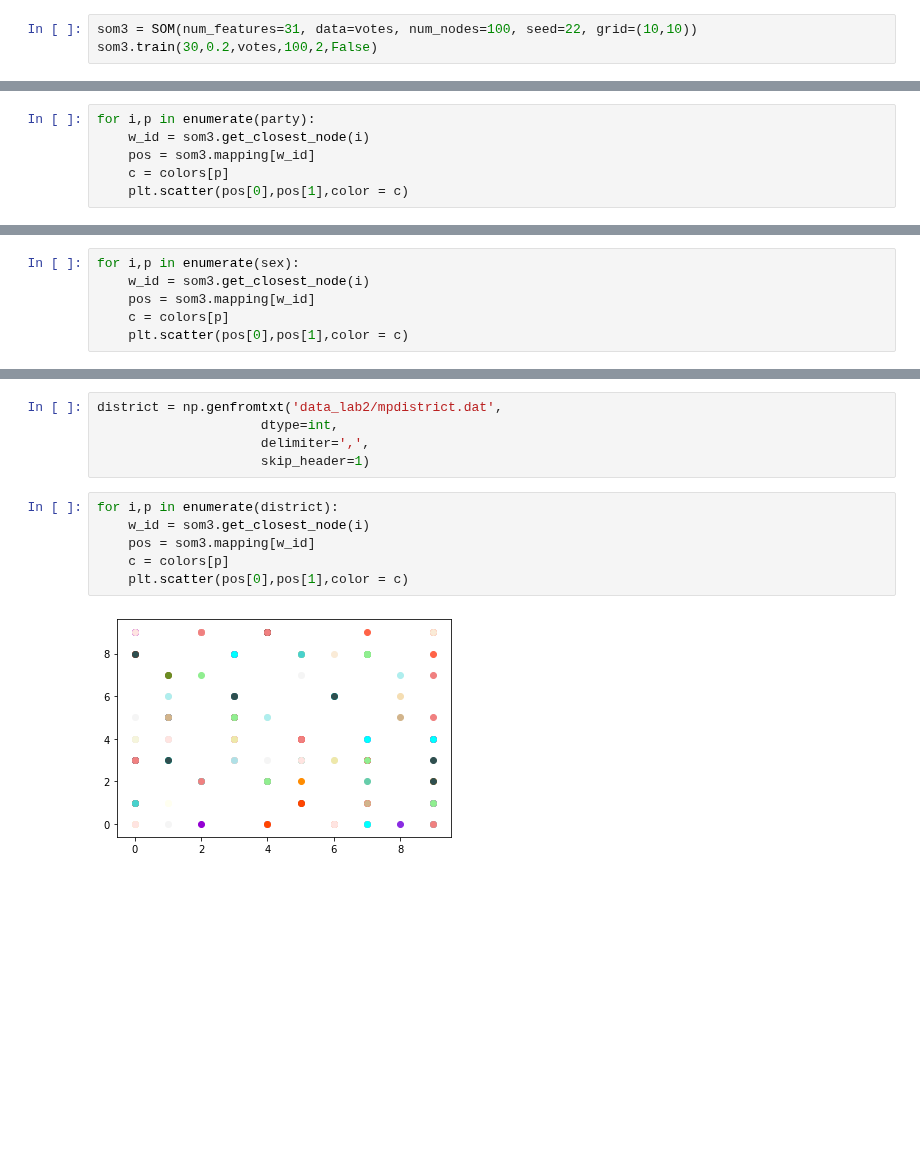
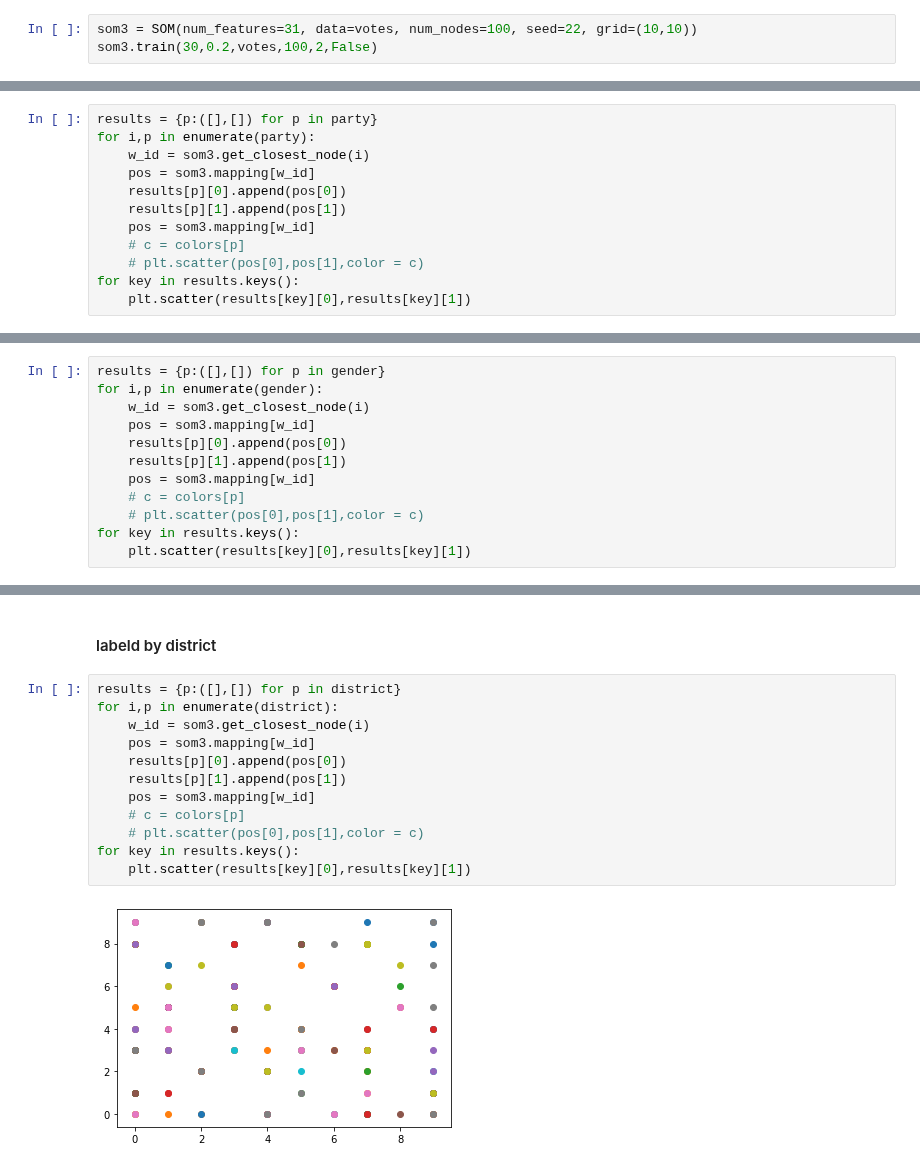
Before and after one commit to kenza-bouzid/ann_labs, a Jupyter notebook: lab2/4_SOM.ipynb, the cells around one changed output, grey strips where cells are left out. Cells and saved outputs as stored; diff of their text form; blank space fills up the shorter version.

```diff
--- a/lab2/4_SOM.ipynb
+++ b/lab2/4_SOM.ipynb
@@ -85,7 +84,13 @@ som3.train(30,0.2,votes,100,2,False)
 # %%
+results = {p:([],[]) for p in party}
 for i,p in enumerate(party):
     w_id = som3.get_closest_node(i)
     pos = som3.mapping[w_id]
-    c = colors[p]
-    plt.scatter(pos[0],pos[1],color = c)
+    results[p][0].append(pos[0])
+    results[p][1].append(pos[1])
+    pos = som3.mapping[w_id]
+    # c = colors[p]
+    # plt.scatter(pos[0],pos[1],color = c)
+for key in results.keys():
+    plt.scatter(results[key][0],results[key][1])
 # %% [output]
@@ -98,7 +100,13 @@ sex = np.genfromtxt('data_lab2/mpsex.dat',
 # %%
-for i,p in enumerate(sex):
+results = {p:([],[]) for p in gender}
+for i,p in enumerate(gender):
     w_id = som3.get_closest_node(i)
     pos = som3.mapping[w_id]
-    c = colors[p]
-    plt.scatter(pos[0],pos[1],color = c)
+    results[p][0].append(pos[0])
+    results[p][1].append(pos[1])
+    pos = som3.mapping[w_id]
+    # c = colors[p]
+    # plt.scatter(pos[0],pos[1],color = c)
+for key in results.keys():
+    plt.scatter(results[key][0],results[key][1])
 # %% [output]
@@ -106,13 +114,16 @@ for i,p in enumerate(sex):
-# %%
-district = np.genfromtxt('data_lab2/mpdistrict.dat',
-                     dtype=int,
-                     delimiter=',',
-                     skip_header=1)
+# %% [markdown]
+#### labeld by district
 # %%
+results = {p:([],[]) for p in district}
 for i,p in enumerate(district):
     w_id = som3.get_closest_node(i)
     pos = som3.mapping[w_id]
-    c = colors[p]
-    plt.scatter(pos[0],pos[1],color = c)
+    results[p][0].append(pos[0])
+    results[p][1].append(pos[1])
+    pos = som3.mapping[w_id]
+    # c = colors[p]
+    # plt.scatter(pos[0],pos[1],color = c)
+for key in results.keys():
+    plt.scatter(results[key][0],results[key][1])
 # %% [output]
-[figure, old version]
+[figure, new version]
```
Also changed, not shown: parts of 6 cells of this notebook.
